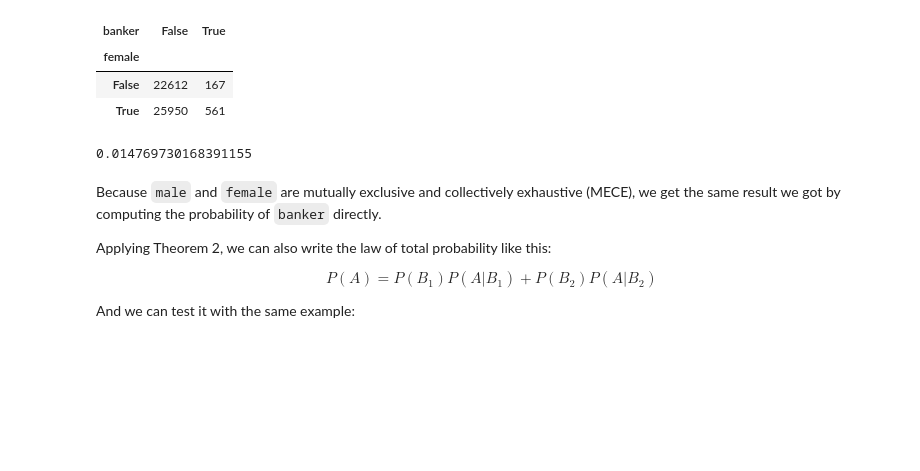
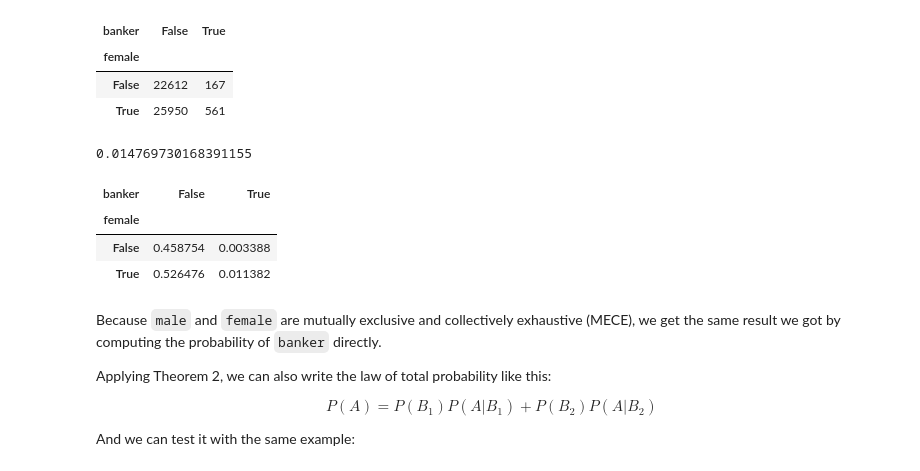
Before and after one commit to sambitmukherjee/ThinkBayes2, a Jupyter notebook: notebooks/chap01.ipynb, the cells around one changed output. Drawn from its saved outputs; the diff is of its cells as text; code cells hidden in the pictures; blank space fills up the shorter version.

```diff
--- a/notebooks/chap01.ipynb
+++ b/notebooks/chap01.ipynb
@@ -728,6 +737,13 @@ contingency_table(female, banker)
 167 / (22612 + 167 + 25950 + 561) + 561 / (22612 + 167 + 25950 + 561)
 # %% [output]
 0.014769730168391155
+# %%
+contingency_table(female, banker) / (22612 + 167 + 25950 + 561)
+# %% [output]
+| banker | False | True |
+| female |  |  |
+| False | 0.458754 | 0.003388 |
+| True | 0.526476 | 0.011382 |
 # %% [markdown]
 Because `male` and `female` are mutually exclusive and collectively exhaustive (MECE), we get the same result we got by computing the probability of `banker` directly.
 
```
Also changed, not shown: parts of 5 cells of this notebook.
